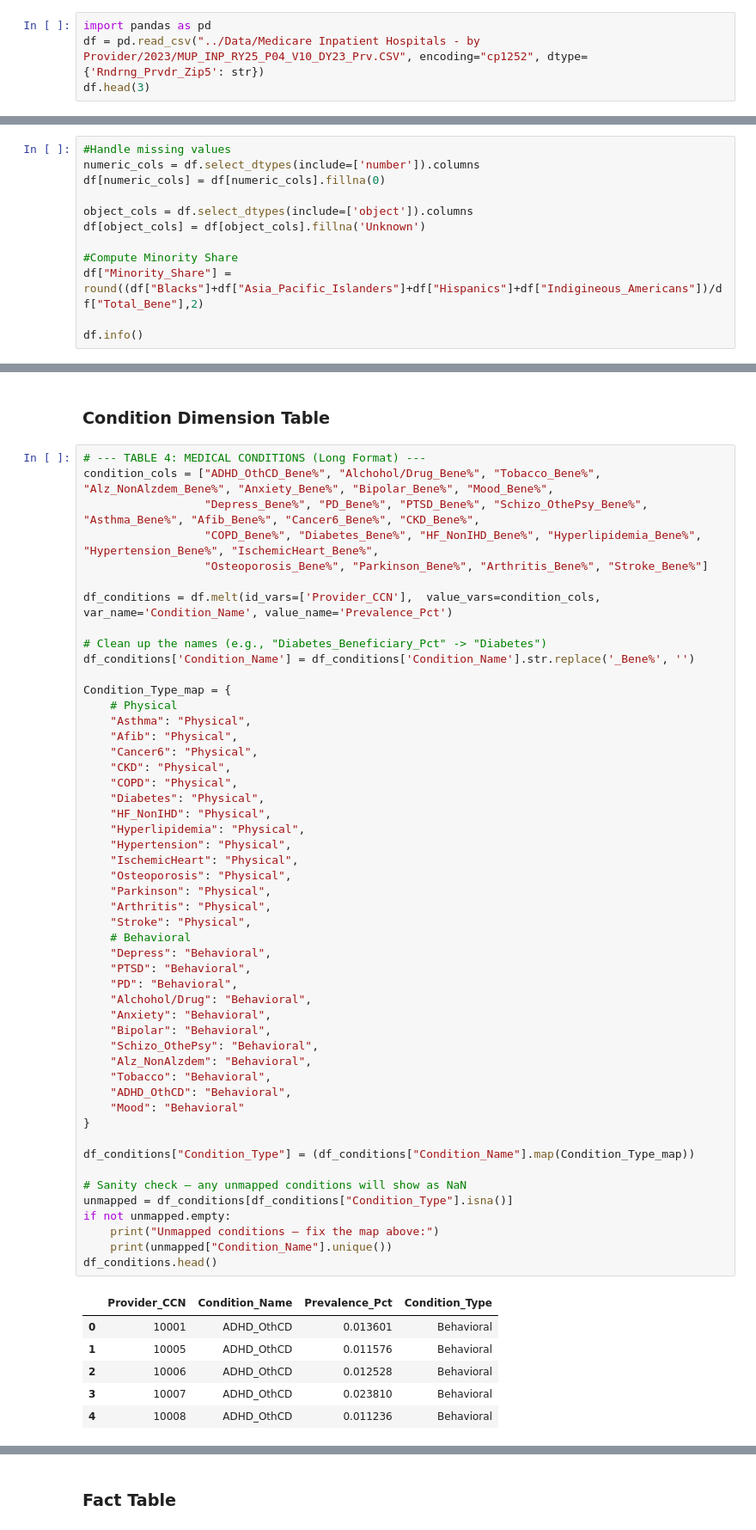
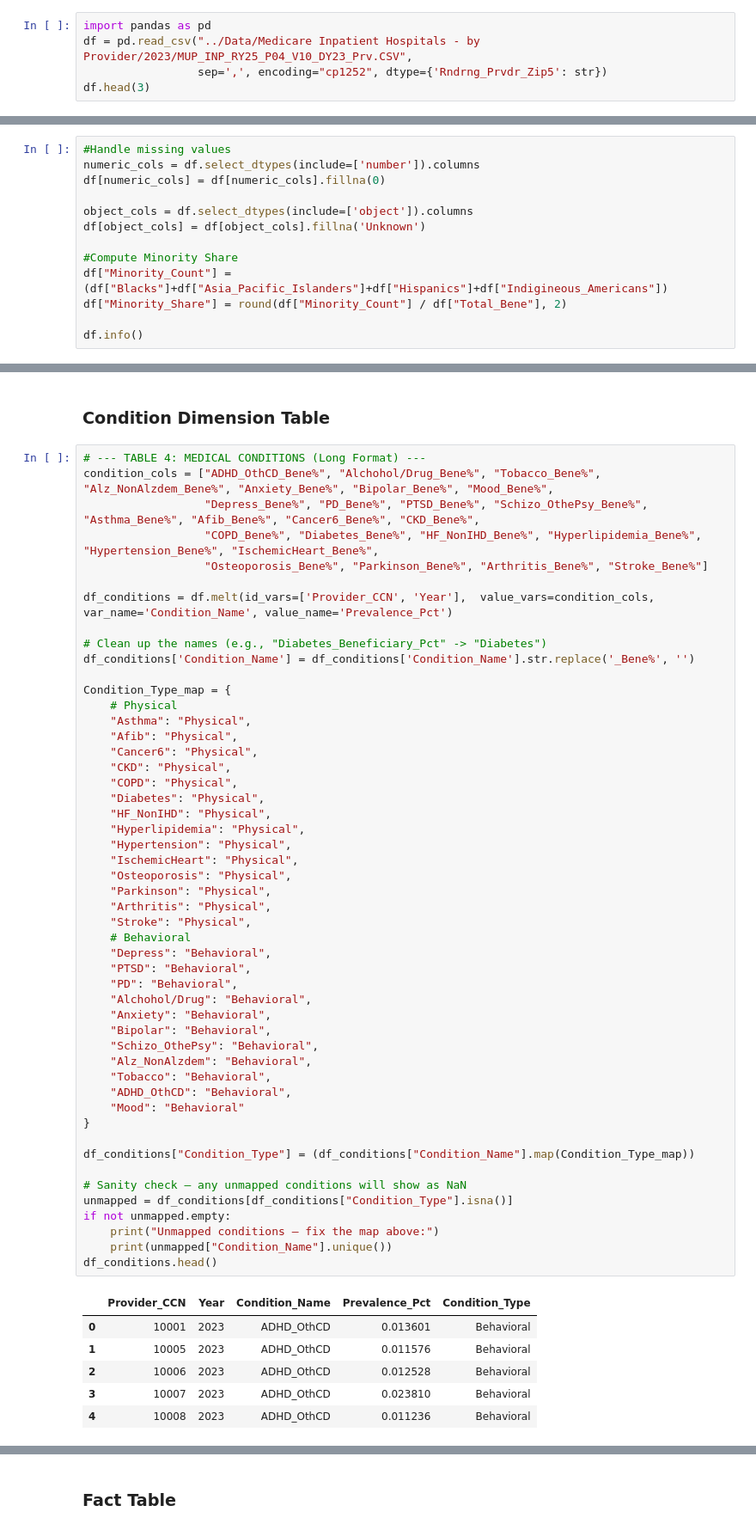
Before and after one commit to swamini-21/cms-medicare-analysis, a Jupyter notebook: notebooks/ETL_Pipeline.ipynb, the cells around one changed output, grey strips where cells are left out. Shown at 86% size. Drawn from its saved outputs; the diff is of its cells as text.

```diff
--- a/notebooks/ETL_Pipeline.ipynb
+++ b/notebooks/ETL_Pipeline.ipynb
@@ -30,7 +30,8 @@ Extracting Medicare Inpatient Hospitals - by Provider/2023/MUP_INP_RY25_P04_V10_
 Success! File saved at: ../Data\Medicare Inpatient Hospitals - by Provider/2023/MUP_INP_RY25_P04_V10_DY23_Prv.CSV
 # %%
 import pandas as pd
-df = pd.read_csv("../Data/Medicare Inpatient Hospitals - by Provider/2023/MUP_INP_RY25_P04_V10_DY23_Prv.CSV", encoding="cp1252", dtype={'Rndrng_Prvdr_Zip5': str})
+df = pd.read_csv("../Data/Medicare Inpatient Hospitals - by Provider/2023/MUP_INP_RY25_P04_V10_DY23_Prv.CSV",
+                 sep=',', encoding="cp1252", dtype={'Rndrng_Prvdr_Zip5': str})
 df.head(3)
 # %% [output]
 |  | Rndrng_Prvdr_CCN | Rndrng_Prvdr_Org_Name | Rndrng_Prvdr_St | Rndrng_Prvdr_City | Rndrng_Prvdr_Zip5 | ... |
@@ -132,7 +217,8 @@ object_cols = df.select_dtypes(include=['object']).columns
 df[object_cols] = df[object_cols].fillna('Unknown')
 
 #Compute Minority Share
-df["Minority_Share"] = round((df["Blacks"]+df["Asia_Pacific_Islanders"]+df["Hispanics"]+df["Indigineous_Americans"])/df["Total_Bene"],2)
+df["Minority_Count"] = (df["Blacks"]+df["Asia_Pacific_Islanders"]+df["Hispanics"]+df["Indigineous_Americans"])
+df["Minority_Share"] = round(df["Minority_Count"] / df["Total_Bene"], 2)
 
 df.info()
 # %% [output]
@@ -436,7 +525,7 @@ condition_cols = ["ADHD_OthCD_Bene%", "Alchohol/Drug_Bene%", "Tobacco_Bene%", "A
                   "COPD_Bene%", "Diabetes_Bene%", "HF_NonIHD_Bene%", "Hyperlipidemia_Bene%", "Hypertension_Bene%", "IschemicHeart_Bene%",
                   "Osteoporosis_Bene%", "Parkinson_Bene%", "Arthritis_Bene%", "Stroke_Bene%"]
 
-df_conditions = df.melt(id_vars=['Provider_CCN'],  value_vars=condition_cols, var_name='Condition_Name', value_name='Prevalence_Pct')
+df_conditions = df.melt(id_vars=['Provider_CCN', 'Year'],  value_vars=condition_cols, var_name='Condition_Name', value_name='Prevalence_Pct')
 
 # Clean up the names (e.g., "Diabetes_Beneficiary_Pct" -> "Diabetes")
 df_conditions['Condition_Name'] = df_conditions['Condition_Name'].str.replace('_Bene%', '')
@@ -453,39 +542,39 @@ Condition_Type_map = {
     "Hyperlipidemia": "Physical",
     "Hypertension": "Physical",
     "IschemicHeart": "Physical",
     "Osteoporosis": "Physical",
     "Parkinson": "Physical",
     "Arthritis": "Physical",
     "Stroke": "Physical",
     # Behavioral
     "Depress": "Behavioral",
     "PTSD": "Behavioral",
     "PD": "Behavioral",
     "Alchohol/Drug": "Behavioral",
     "Anxiety": "Behavioral",
     "Bipolar": "Behavioral",
     "Schizo_OthePsy": "Behavioral",
     "Alz_NonAlzdem": "Behavioral",
     "Tobacco": "Behavioral",
     "ADHD_OthCD": "Behavioral",
     "Mood": "Behavioral"
 }
 
 df_conditions["Condition_Type"] = (df_conditions["Condition_Name"].map(Condition_Type_map))
 
 # Sanity check — any unmapped conditions will show as NaN
 unmapped = df_conditions[df_conditions["Condition_Type"].isna()]
 if not unmapped.empty:
     print("Unmapped conditions — fix the map above:")
     print(unmapped["Condition_Name"].unique())
 df_conditions.head()
 # %% [output]
-|  | Provider_CCN | Condition_Name | Prevalence_Pct | Condition_Type |
-| 0 | 10001 | ADHD_OthCD | 0.013601 | Behavioral |
-| 1 | 10005 | ADHD_OthCD | 0.011576 | Behavioral |
-| 2 | 10006 | ADHD_OthCD | 0.012528 | Behavioral |
-| 3 | 10007 | ADHD_OthCD | 0.023810 | Behavioral |
-| 4 | 10008 | ADHD_OthCD | 0.011236 | Behavioral |
+|  | Provider_CCN | Year | Condition_Name | Prevalence_Pct | Condition_Type |
+| 0 | 10001 | 2023 | ADHD_OthCD | 0.013601 | Behavioral |
+| 1 | 10005 | 2023 | ADHD_OthCD | 0.011576 | Behavioral |
+| 2 | 10006 | 2023 | ADHD_OthCD | 0.012528 | Behavioral |
+| 3 | 10007 | 2023 | ADHD_OthCD | 0.023810 | Behavioral |
+| 4 | 10008 | 2023 | ADHD_OthCD | 0.011236 | Behavioral |
 # %%
 df_conditions.info()
 # %% [output]
```
Also changed, not shown: parts of 37 cells of this notebook, 2 other files.
